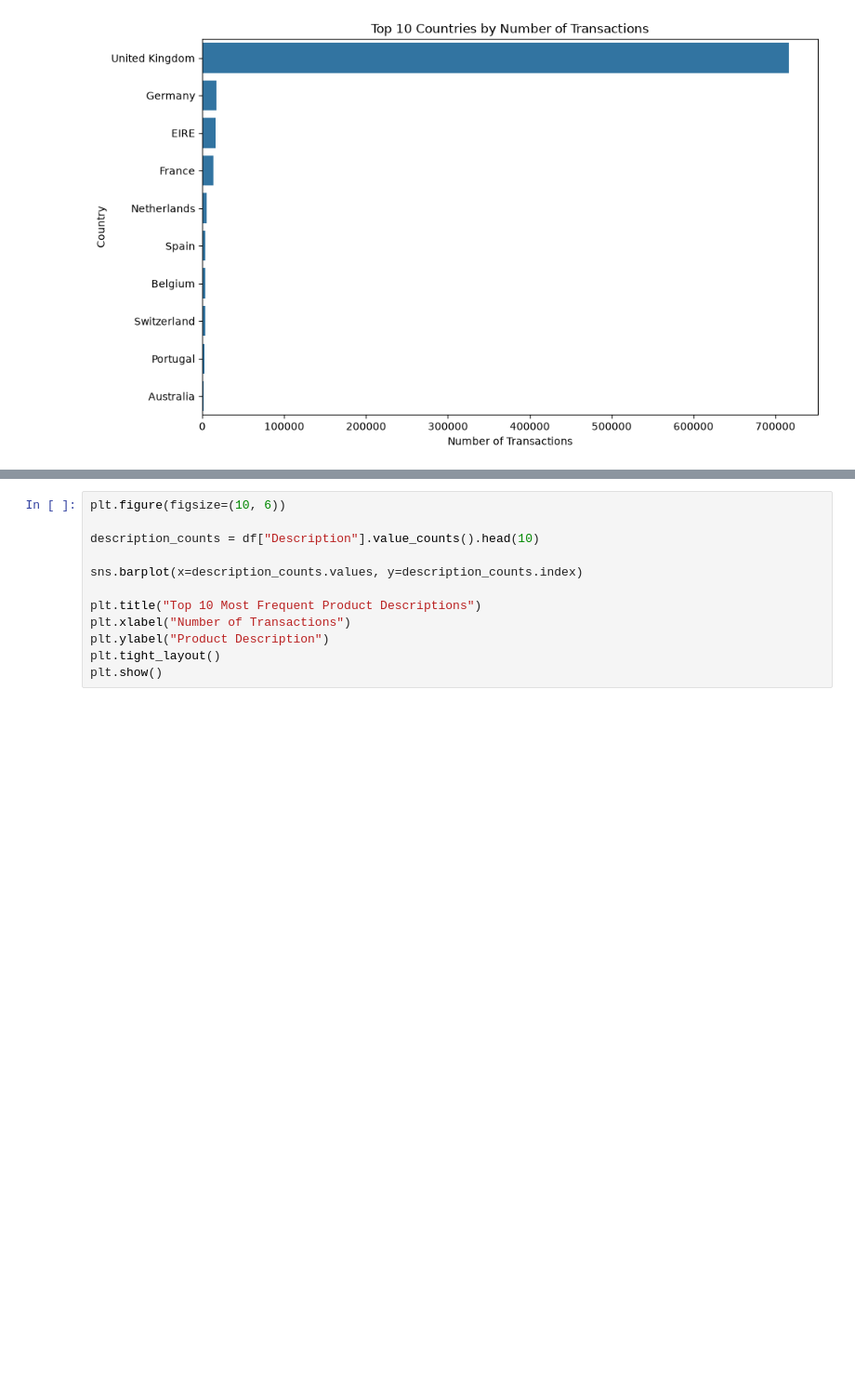
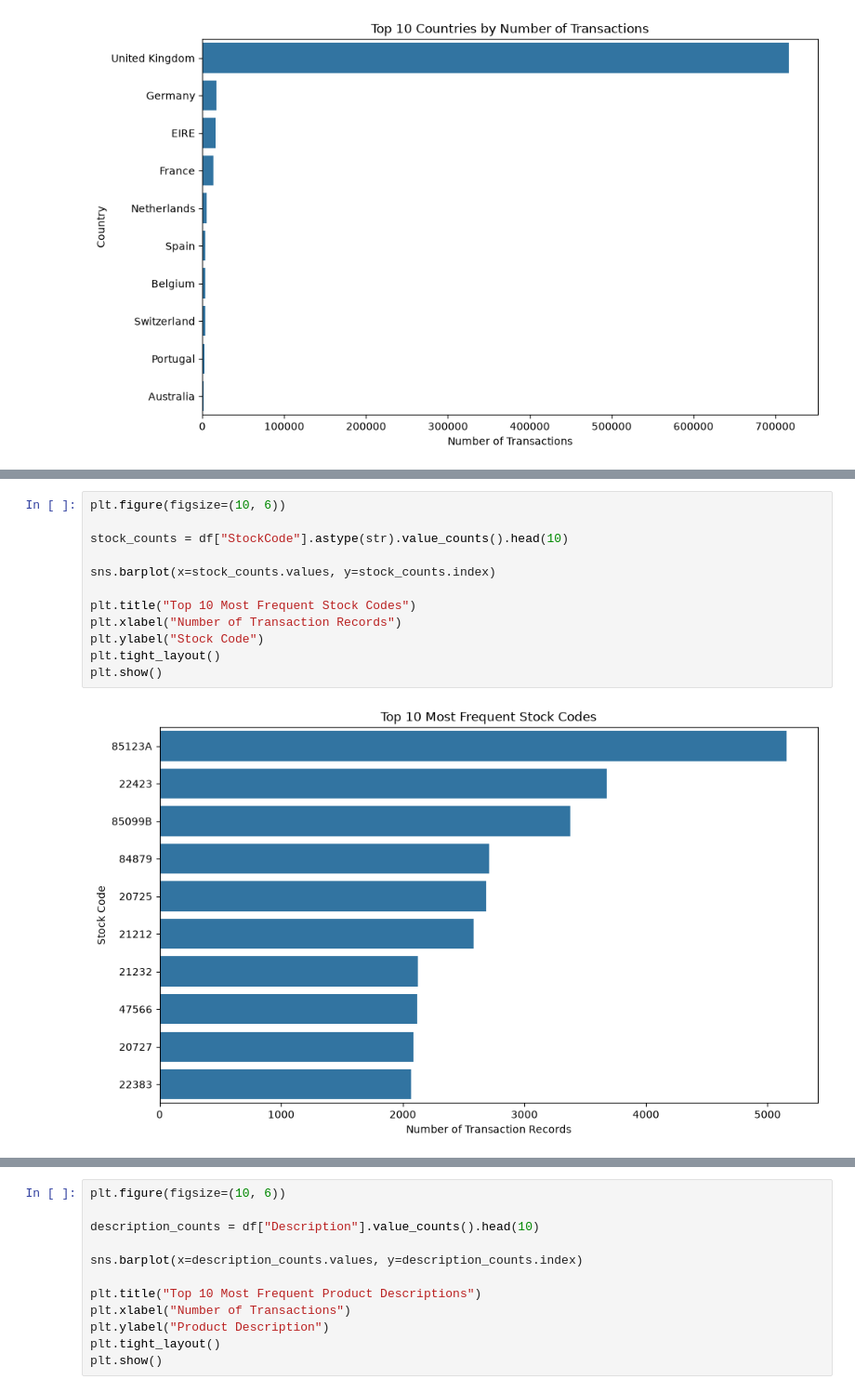
Before and after one commit to snehitha-araveti/ML-Capstone-Project-2026, a Jupyter notebook: notebooks/clustering.ipynb, the cells around one changed output, grey strips where cells are left out. Shown at 93% size. Drawn from its saved outputs; the diff is of its cells as text; blank space fills up the shorter version.

```diff
--- a/notebooks/clustering.ipynb
+++ b/notebooks/clustering.ipynb
@@ -235,0 +244,14 @@ plt.show()
+# %%
+plt.figure(figsize=(10, 6))
+
+stock_counts = df["StockCode"].astype(str).value_counts().head(10)
+
+sns.barplot(x=stock_counts.values, y=stock_counts.index)
+
+plt.title("Top 10 Most Frequent Stock Codes")
+plt.xlabel("Number of Transaction Records")
+plt.ylabel("Stock Code")
+plt.tight_layout()
+plt.show()
+# %% [output]
+[figure, added]
```
Also changed, not shown: parts of 10 cells of this notebook.
